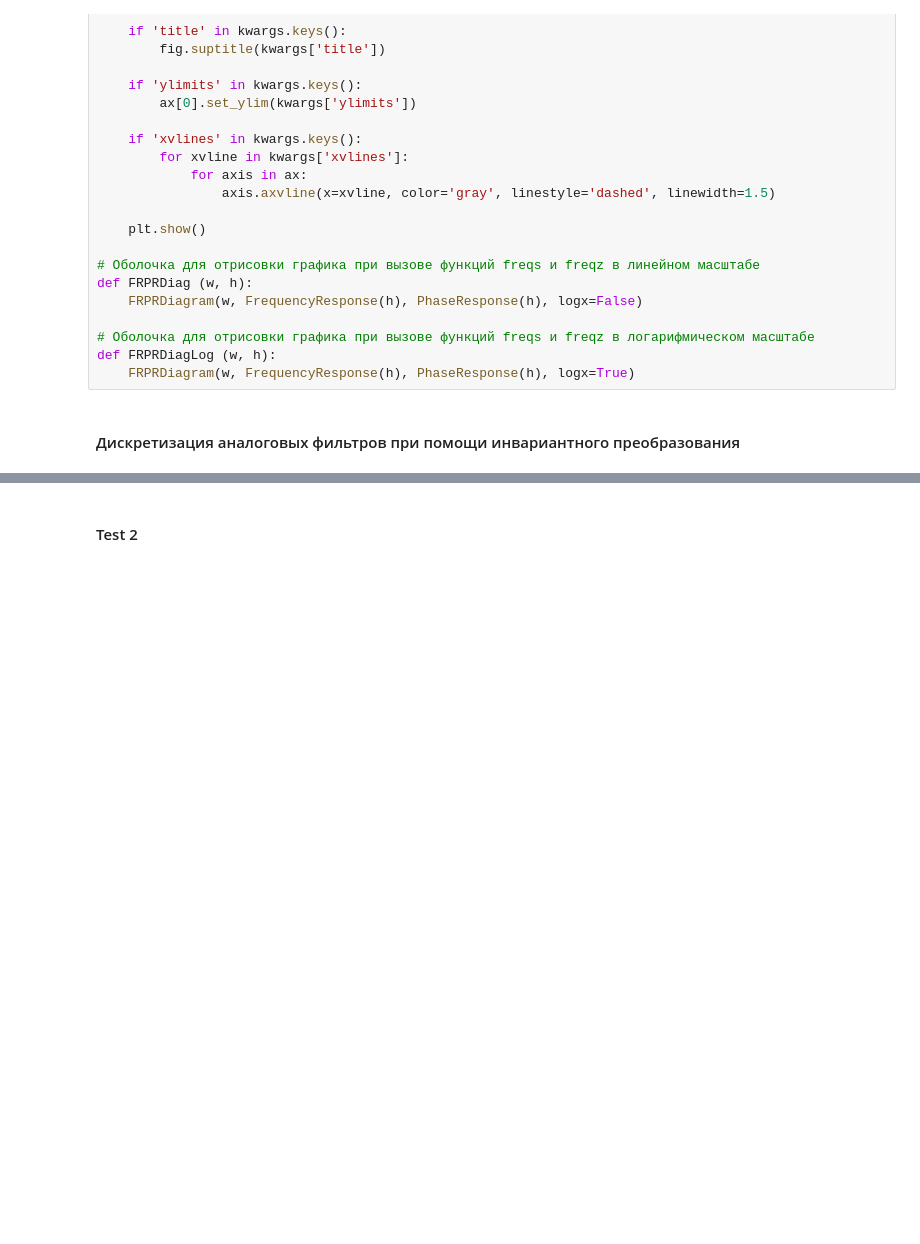
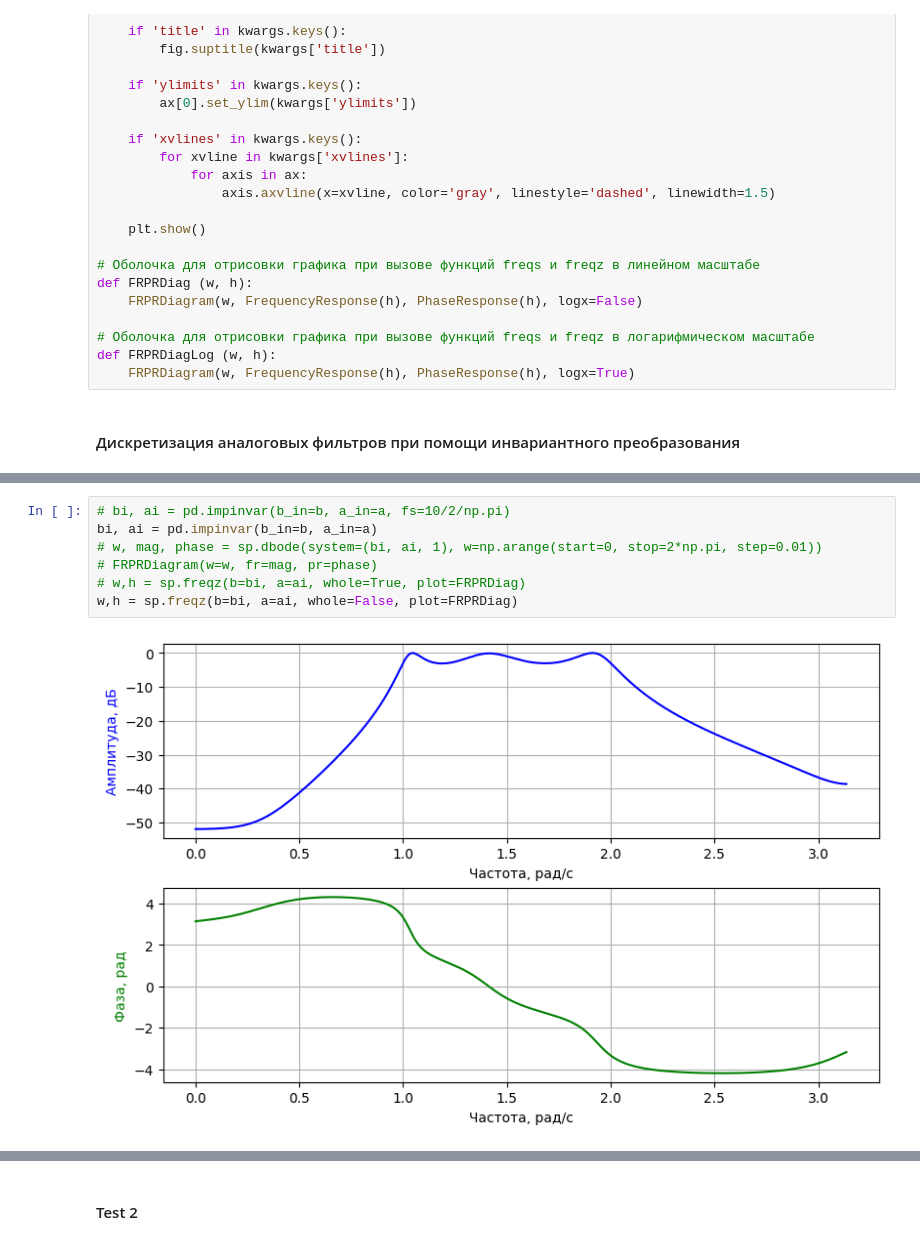
Before and after one commit to sethlearning/DigitalSignalProcessingWorkbooks, a Jupyter notebook: Filters/Synthesizing/Analog/FilterSynthesizingAnalog-7-Invariant.ipynb, the cells around one changed output, grey strips where cells are left out. Saved outputs shown, nothing was run; the diff lists cells and outputs as text; blank space fills up the shorter version.

```diff
--- a/Filters/Synthesizing/Analog/FilterSynthesizingAnalog-7-Invariant.ipynb
+++ b/Filters/Synthesizing/Analog/FilterSynthesizingAnalog-7-Invariant.ipynb
@@ -114,0 +116,9 @@ w,h = sp.freqs(b=b, a=a, worN=np.arange(start=0, stop=2*np.pi, step=0.01), plot=
+# %%
+# bi, ai = pd.impinvar(b_in=b, a_in=a, fs=10/2/np.pi)
+bi, ai = pd.impinvar(b_in=b, a_in=a)
+# w, mag, phase = sp.dbode(system=(bi, ai, 1), w=np.arange(start=0, stop=2*np.pi, step=0.01))
+# FRPRDiagram(w=w, fr=mag, pr=phase)
+# w,h = sp.freqz(b=bi, a=ai, whole=True, plot=FRPRDiag)
+w,h = sp.freqz(b=bi, a=ai, whole=False, plot=FRPRDiag)
+# %% [output]
+[figure, added]
```
Also changed, not shown: parts of 4 cells of this notebook.
